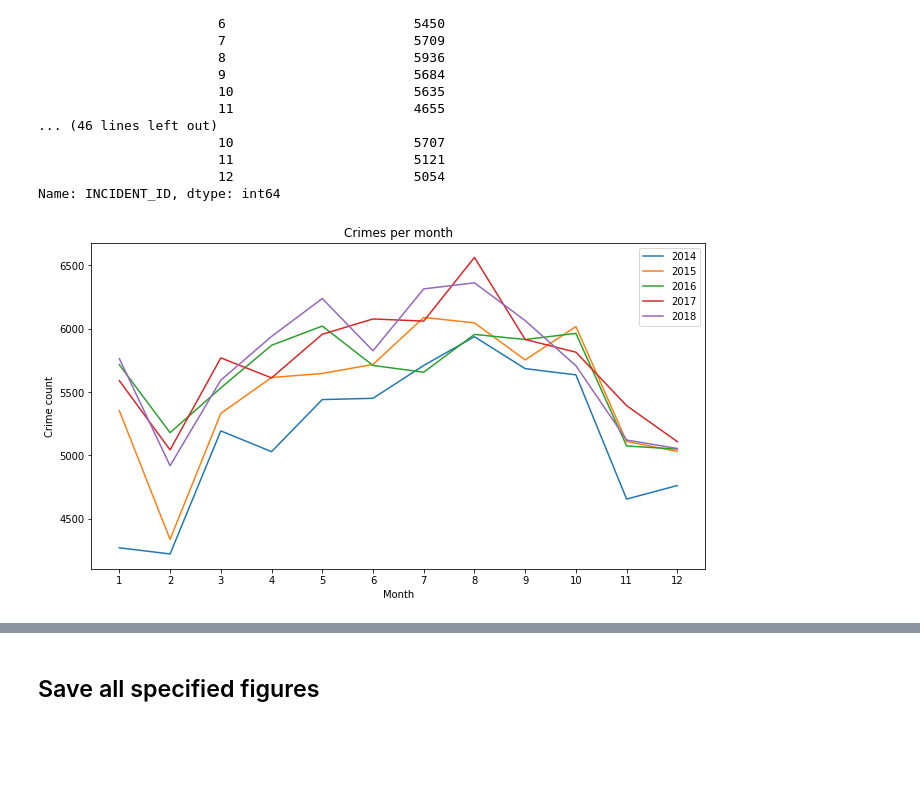
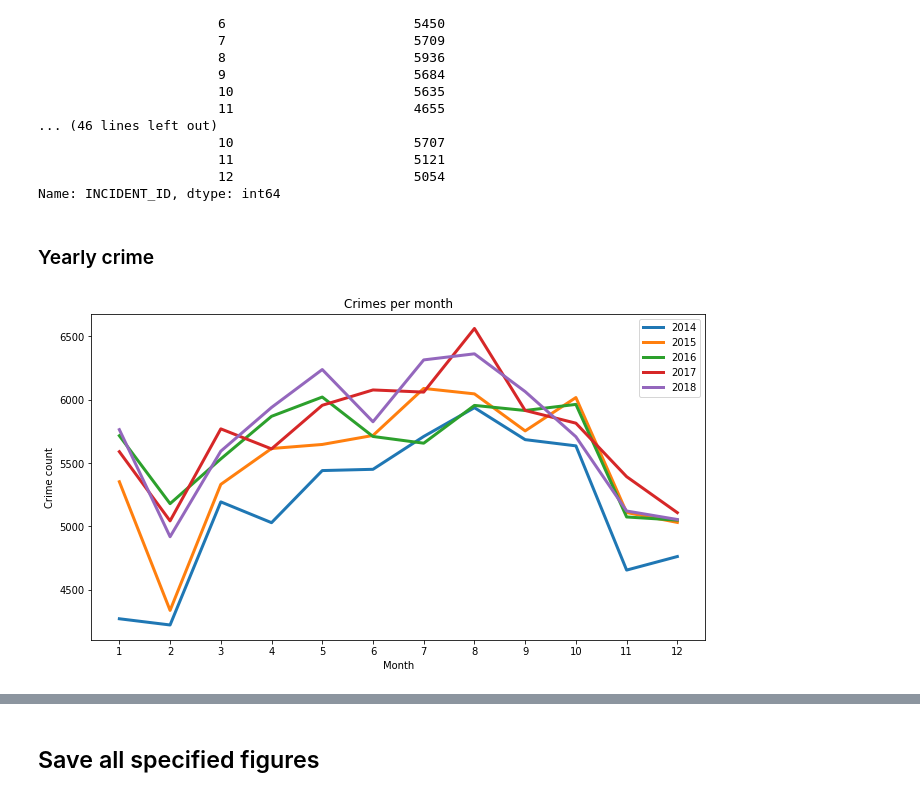
Before and after one commit to mosqueteiro/denver_crime_data, a Jupyter notebook: denver_crime_data_eda.ipynb, the cells around one changed output, grey strips where cells are left out. Drawn from its saved outputs; the diff is of its cells as text; code cells hidden in the pictures; blank space fills up the shorter version.

```diff
--- a/denver_crime_data_eda.ipynb
+++ b/denver_crime_data_eda.ipynb
@@ -360,13 +361,14 @@ figs_save['District crime by type'] = (fig, 'dist_crime_by_type.jpg')
 # %% [output]
 [figure]
 # %%
-fig1, ax = plt.subplots(figsize=(50,70))
-dist_colors = ['blue', 'orange', 'green', 'red', 'purple', 'brown', 'pink']
-# dist_leg = pd.DataFrame([x for x in zip(range(1,8), dist_colors)])
-dist_colors = dist_colors*2 + ['blue', 'orange', 'green', 'red', 'purple', 'brown'] + dist_colors*11
-df_crime.groupby(['OFFENSE_CATEGORY_ID', 'DISTRICT_ID']
-                ).INCIDENT_ID.count().plot(kind='bar', fontsize=10, color=dist_colors, ax=ax)
-# pd.plotting.table(ax, dist_leg, loc='upper right')
+fig1, ax = plt.subplots(figsize=(20,11))
+
+df_crime.groupby('OFFENSE_CATEGORY_ID').DISTRICT_ID.value_counts().sort_index().unstack().plot(kind='bar',
+                                                                                               ax=ax,
+                                                                                               fontsize=20,
+                                                                                               width=1
+                                                                                              )
+ax.legend(title='District', fontsize=20)
 
 figs_save['Crime by category and district'] = (fig1, 'crime_categ_dist.jpg')
 # %% [output]
@@ -380,7 +384,8 @@ newest_date
 # %% [output]
 Timestamp('2019-02-11 07:35:00')
 # %%
-mask2019 = df_crime['FIRST_OCCURRENCE_DATE'] > datetime(year=2018, month=12, day=31, hour=23, minute=59, second=59)
+# mask2019 = df_crime['FIRST_OCCURRENCE_DATE'] > datetime(year=2018, month=12, day=31, hour=23, minute=59, second=59)
+mask2019 = df_crime.FIRST_OCCURRENCE_DATE.dt.year == 2019
 df_crime[~mask2019].FIRST_OCCURRENCE_DATE.max()
 # %% [output]
 Timestamp('2018-12-31 23:59:00')
@@ -405,16 +412,25 @@ FIRST_OCCURRENCE_DATE  FIRST_OCCURRENCE_DATE
                        11                       5121
                        12                       5054
 Name: INCIDENT_ID, dtype: int64
+# %% [markdown]
+### Yearly crime
 # %%
 fig, ax = plt.subplots(figsize=(11,6))
-df_crime[~mask2019].groupby([df_crime.FIRST_OCCURRENCE_DATE.dt.year, df_crime.FIRST_OCCURRENCE_DATE.dt.month]
-                )['INCIDENT_ID'].count().unstack(0).plot(xticks=range(1,13), ax=ax)
+title = 'Crimes per month'
 
-ax.set_title('Crimes per month')
+df_year_month = df_crime[~mask2019].groupby([df_crime.FIRST_OCCURRENCE_DATE.dt.year,
+                                             df_crime.FIRST_OCCURRENCE_DATE.dt.month]
+                                           ).INCIDENT_ID.count().unstack(0)
+df_year_month.rename_axis('Year', axis='columns',inplace=True)
+df_year_month.index.rename('Month', inplace=True)
+
+df_year_month.plot(xticks=range(1,13), ax=ax, linewidth=3)
+
+ax.set_title(title)
 ax.set_xlabel('Month')
 ax.set_ylabel('Crime count')
 ax.legend(loc='upper right')
 
-figs_save['Crime over years'] = (fig_year_month, 'crime_year.jpg')
+figs_save[title] = (fig, 'crime_year.jpg')
 # %% [output]
-[figure, old version]
+[figure, new version]
```
Also changed, not shown: parts of 23 cells of this notebook, 15 other files.
